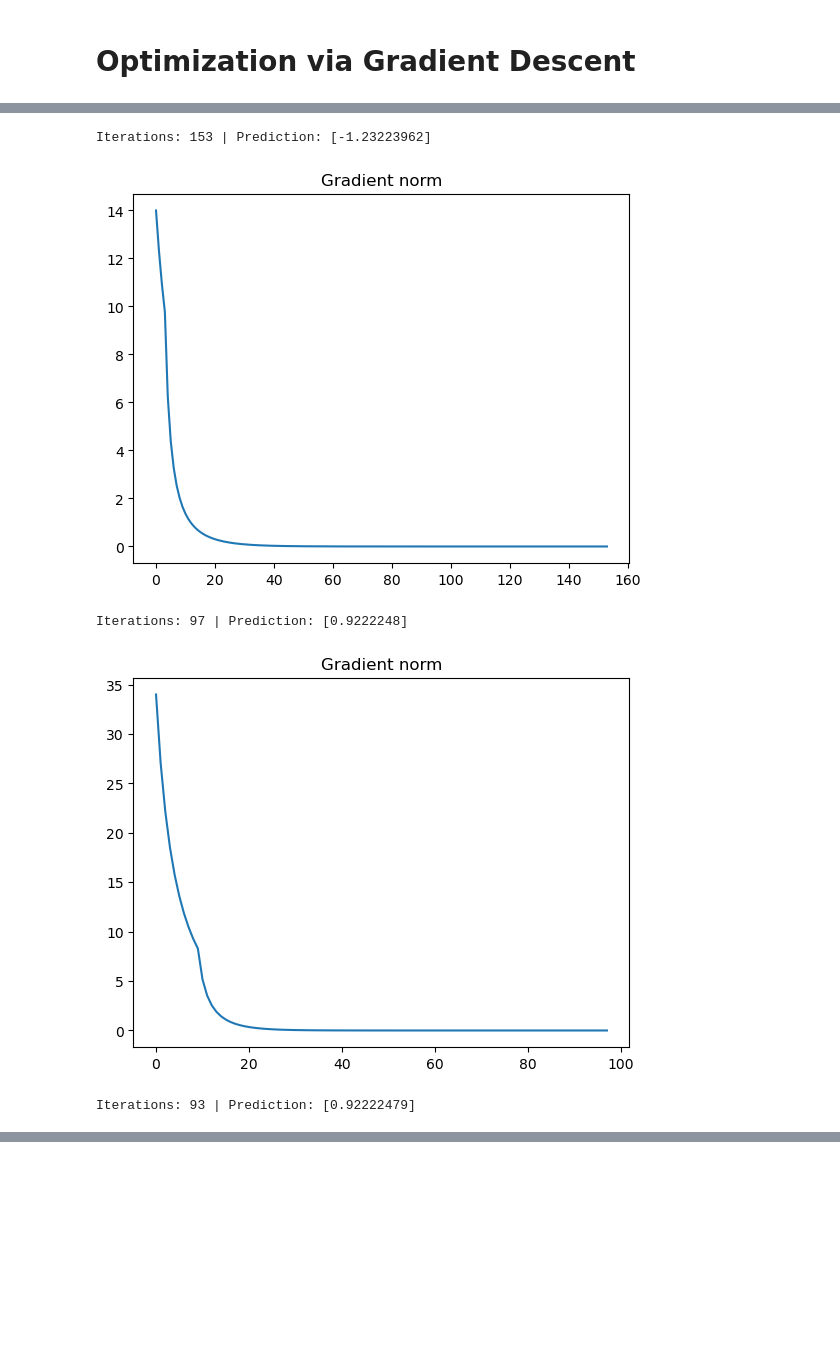
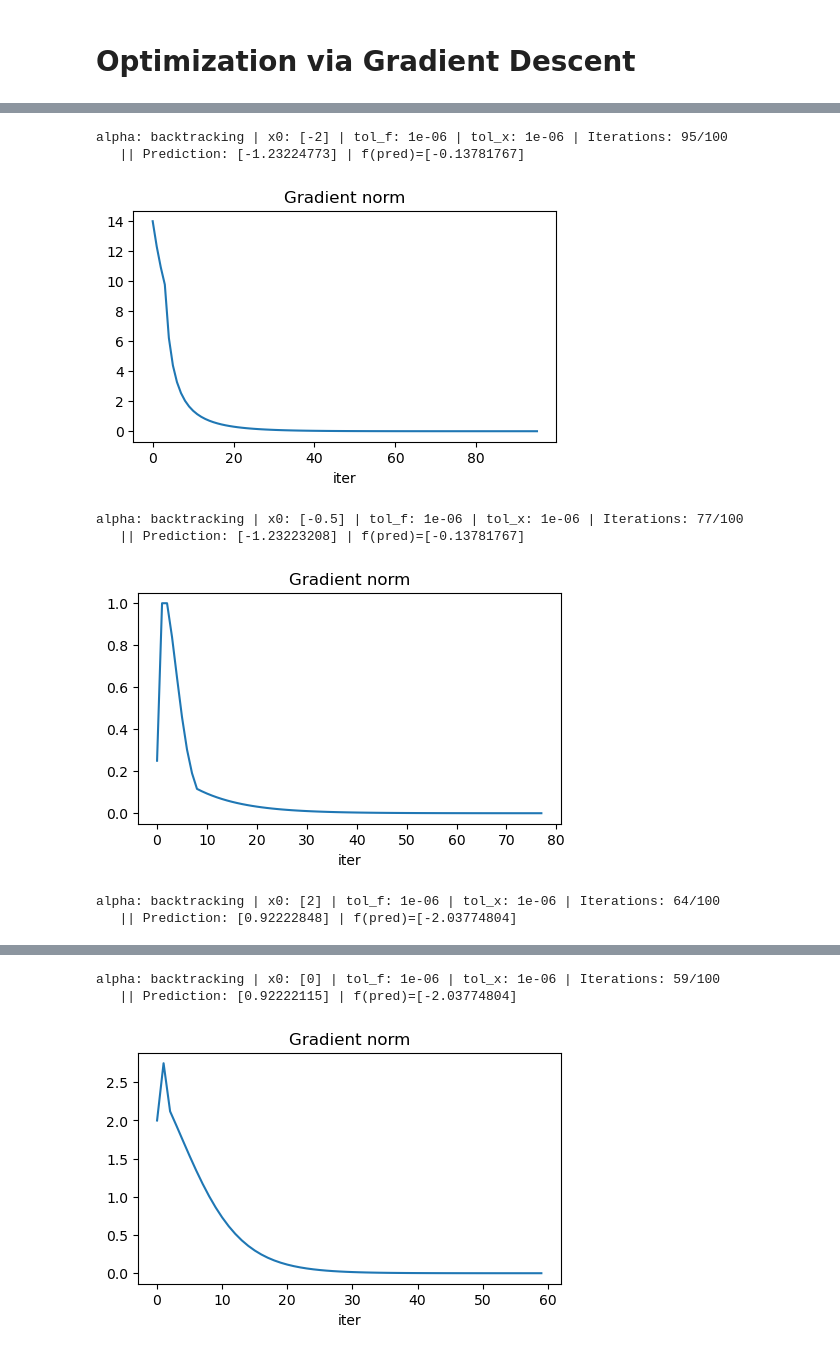
Before and after one commit to NotXia/unibo-smm-homework, a Jupyter notebook: homework3/1_gd.ipynb, the cells around one changed output, grey strips where cells are left out. Drawn from its saved outputs; the diff is of its cells as text; code cells hidden in the pictures; blank space fills up the shorter version.

```diff
--- a/homework3/1_gd.ipynb
+++ b/homework3/1_gd.ipynb
@@ -144,11 +459,15 @@ plt.plot()
 [figure]
 # %%
-runTestCase(f, grad_f, x_true, np.array([-2]), 1000, 1e-10, 1e-10, None)
-runTestCase(f, grad_f, x_true, np.array([2]), 1000, 1e-10, 1e-10, None)
-runTestCase(f, grad_f, x_true, np.array([0]), 1000, 1e-10, 1e-10, None)
+runTestCase(f, grad_f, x_true, np.array([-2]), 100, 1e-6, 1e-6, None)
+runTestCase(f, grad_f, x_true, np.array([-0.5]), 100, 1e-6, 1e-6, None)
+runTestCase(f, grad_f, x_true, np.array([2]), 100, 1e-6, 1e-6, None)
+runTestCase(f, grad_f, x_true, np.array([0]), 100, 1e-6, 1e-6, None)
 # %% [output]
-Iterations: 153 | Prediction: [-1.23223962]
+alpha: backtracking | x0: [-2] | tol_f: 1e-06 | tol_x: 1e-06 | Iterations: 95/100
+   || Prediction: [-1.23224773] | f(pred)=[-0.13781767]
-[figure, old version]
+[figure, new version]
-Iterations: 97 | Prediction: [0.9222248]
+alpha: backtracking | x0: [-0.5] | tol_f: 1e-06 | tol_x: 1e-06 | Iterations: 77/100
+   || Prediction: [-1.23223208] | f(pred)=[-0.13781767]
-[figure, old version]
+[figure, new version]
-Iterations: 93 | Prediction: [0.92222479]
+alpha: backtracking | x0: [2] | tol_f: 1e-06 | tol_x: 1e-06 | Iterations: 64/100
+   || Prediction: [0.92222848] | f(pred)=[-2.03774804]
@@ -155,0 +475,3 @@ Iterations: 93 | Prediction: [0.92222479]
+alpha: backtracking | x0: [0] | tol_f: 1e-06 | tol_x: 1e-06 | Iterations: 59/100
+   || Prediction: [0.92222115] | f(pred)=[-2.03774804]
+[figure, added]
```
Also changed, not shown: parts of 27 cells of this notebook, 11 other files.
